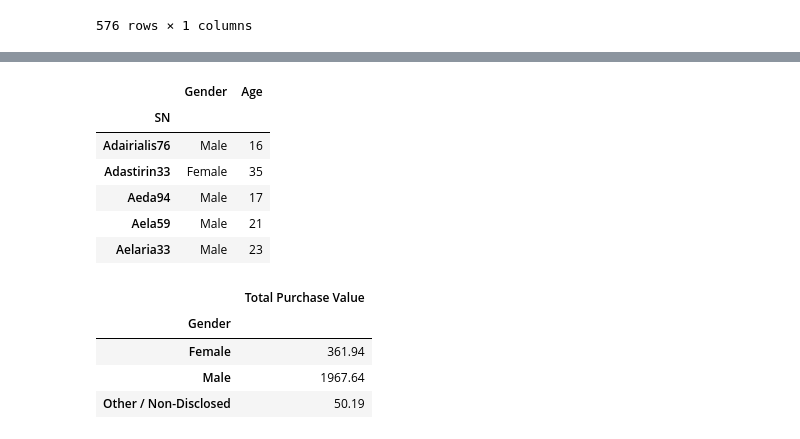
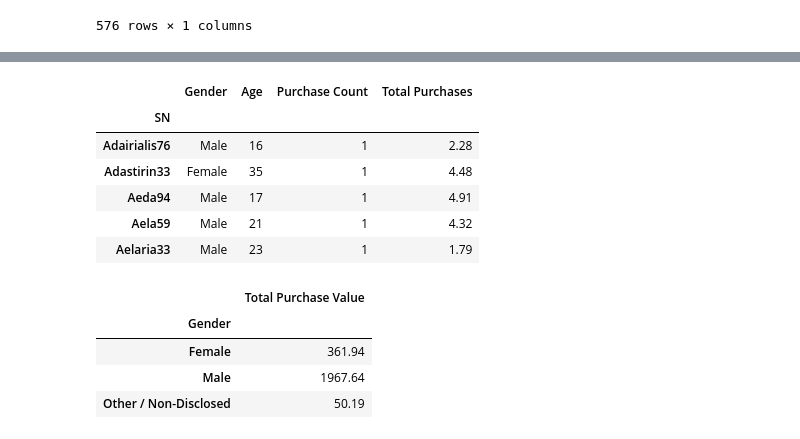
Before and after one commit to brainmagmo/pandas-challenge, a Jupyter notebook: 04-Pandas/Instructions/HeroesOfPymoli/HeroesOfPymoli_starter.ipynb, the cells around one changed output, grey strips where cells are left out. Saved outputs shown, nothing was run; the diff lists cells and outputs as text; code cells hidden in the pictures.

```diff
--- a/04-Pandas/Instructions/HeroesOfPymoli/HeroesOfPymoli_starter.ipynb
+++ b/04-Pandas/Instructions/HeroesOfPymoli/HeroesOfPymoli_starter.ipynb
@@ -165,15 +183,17 @@ total_purchase_by_user
 # %%
 user_data = purchase_data.groupby(['SN']).first( )
 user_data = user_data[['Gender','Age']]
+user_data['Purchase Count'] = id_gb.count( )['Age']
+user_data['Total Purchases'] = total_purchase_by_user['Total Purchase']
 user_data.head( )
 # %% [output]
-|  | Gender | Age |
-| SN |  |  |
-| Adairialis76 | Male | 16 |
-| Adastirin33 | Female | 35 |
-| Aeda94 | Male | 17 |
-| Aela59 | Male | 21 |
-| Aelaria33 | Male | 23 |
+|  | Gender | Age | Purchase Count | Total Purchases |
+| SN |  |  |  |  |
+| Adairialis76 | Male | 16 | 1 | 2.28 |
+| Adastirin33 | Female | 35 | 1 | 4.48 |
+| Aeda94 | Male | 17 | 1 | 4.91 |
+| Aela59 | Male | 21 | 1 | 4.32 |
+| Aelaria33 | Male | 23 | 1 | 1.79 |
 # %%
 gender_gb = purchase_data.groupby(['Gender'])
 gender_total_sales = gender_gb['Price'].sum( )
```
Also changed, not shown: parts of 13 cells of this notebook.
